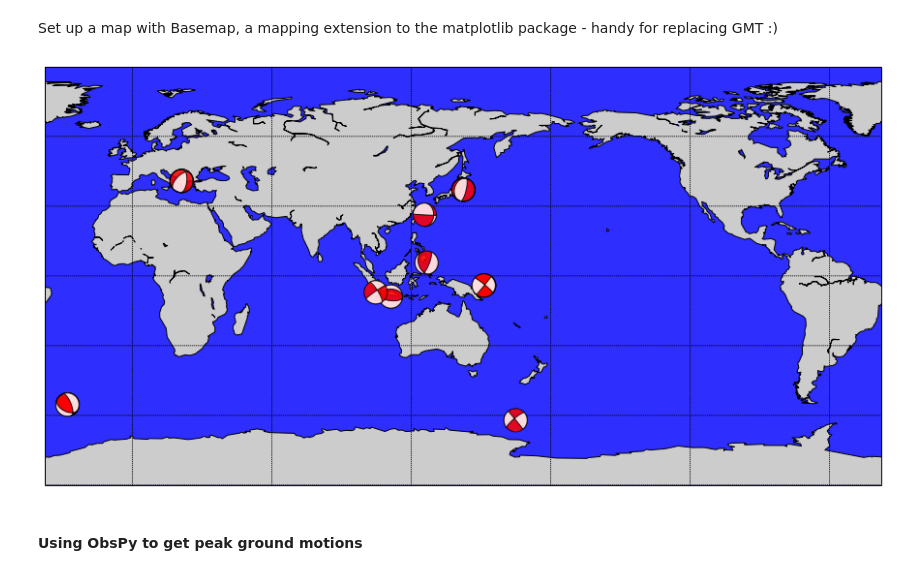
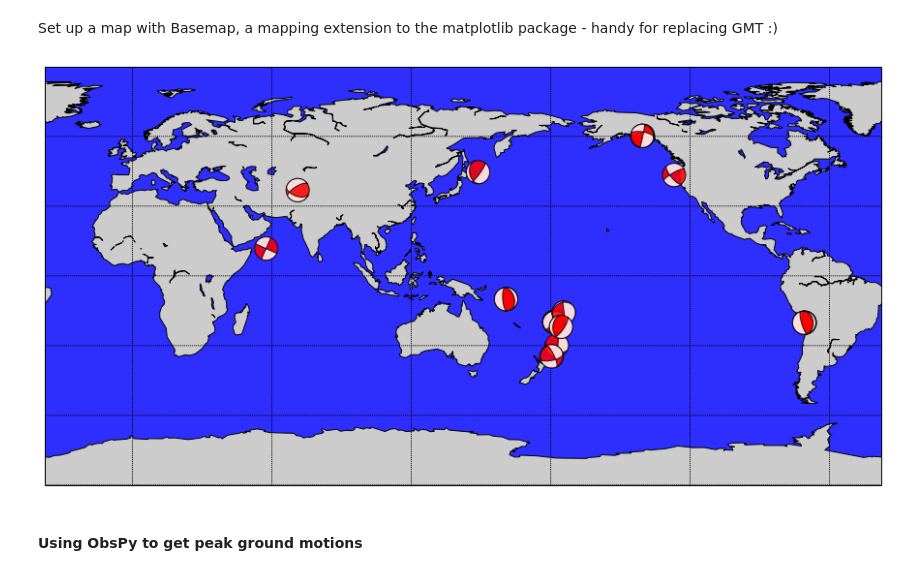
Before and after one commit to mhearne-usgs/ipythondemo, a Jupyter notebook: IPythonDemo.ipynb, the cells around one changed output. Cells and saved outputs as stored; diff of their text form; code cells hidden in the pictures.

```diff
--- a/IPythonDemo.ipynb
+++ b/IPythonDemo.ipynb
@@ -224,25 +225,0 @@ hazmap = HazCurveGrid('2008.US.5hz.txt')
-# %%
-#extract the hazard curve data
-row = 255
-column = 90
-zdata = hazmap.griddata[row,column,:] #10th row, 10th column
-lat,lon = hazmap.getLatLon(row,column)
-
-fig = plt.figure(figsize=(12,5))
-ax = fig.add_axes([0,0,1.0,1.0])
-p = plt.imshow(hazmap.griddata[:,:,0])
-plt.xlabel('Columns')
-plt.ylabel('Rows')
-th = plt.title('Spectral Acceleration at %.1f seconds' % (hazmap.period))
-ch=plt.colorbar(shrink=0.8)
-plt.hold(True)
-plt.axis('image')
-plt.plot(column,row,'kx',markersize=12,linewidth=4) #X marks the spot where extract curve
-
-#Extract a hazard curve from this data set
-fig2 = plt.figure(figsize=(6,6))
-ax2 = fig2.add_axes([0,0,1.0,1.0])
-plt.semilogy(np.array(hazmap.geodict['bandnames']),zdata,'b')
-plt.xlabel('Frequency (Hz)')
-plt.ylabel('PSA02')
-th=plt.title('Hazard Curve (Period %.1f sec) at %.1f,%.1f' % (hazmap.period,lat,lon))
@@ -321,24 +308,26 @@ Set up a map with Basemap, a mapping extension to the matplotlib package - handy
 # %%
 from mpl_toolkits.basemap import Basemap
 from obspy.imaging.beachball import Beach
 fig = plt.figure(figsize=(12,12))
 ax = fig.add_axes([0,0,1.0,1.0])
 m = Basemap(projection='cyl', lon_0=142.36929, lat_0=38.3215,
             resolution='c',ax=ax)
 m.drawcoastlines()
 m.fillcontinents(lake_color='#2E2EFE')
 m.drawparallels(np.arange(-90., 120., 30.))
 m.drawmeridians(np.arange(0., 420., 60.))
 m.drawmapboundary(fill_color='#2E2EFE')
 for event in eventlist:
     lat,lon = event[0:2]
+    if lon < 0:
+        lon += 360 #cylindrical projections need longitudes 0-360
     fm = event[2:]
     x, y = m(lon, lat)
     b = Beach(fm, xy=(x, y), width=10, linewidth=1, alpha=0.85,facecolor='r')
     b.set_zorder(10)
     bc=ax.add_collection(b)
 # %% [output]
-[figure, old version]
+[figure, new version]
 # %% [markdown]
 #### Using ObsPy to get peak ground motions
 # %%
```
Also changed, not shown: parts of 15 cells of this notebook, 1 other file.
